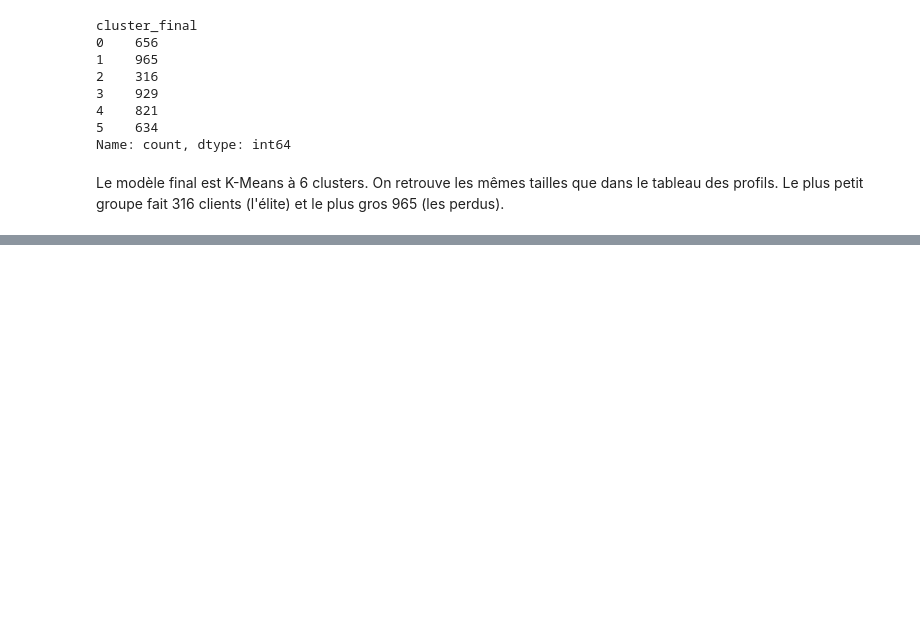
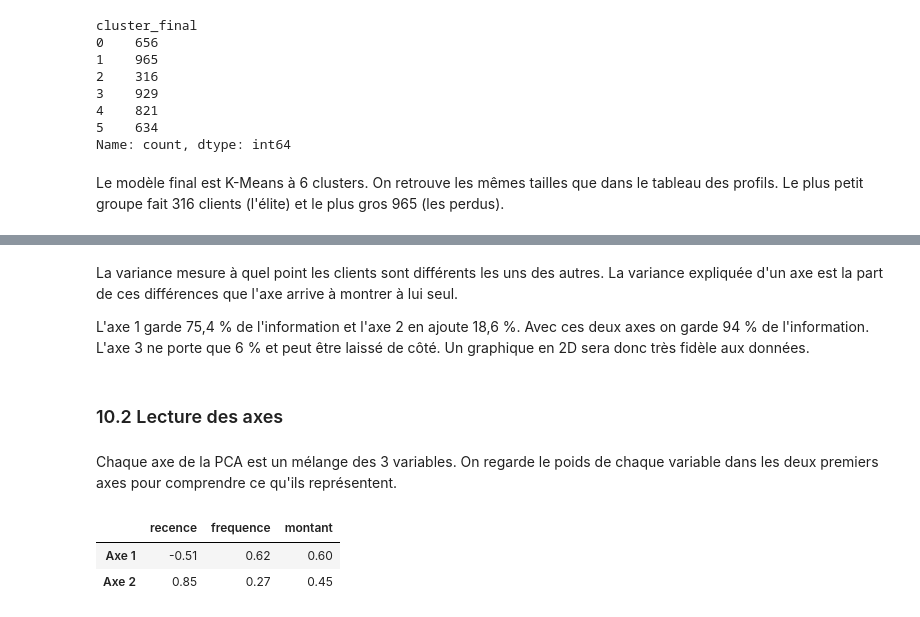
Before and after one commit to Zohair69/globalshop-rfm, a Jupyter notebook: notebooks/online_retail_clustering_rfm.ipynb, the cells around one changed output, grey strips where cells are left out. Cells and saved outputs as stored; diff of their text form; code cells hidden in the pictures; blank space fills up the shorter version.

```diff
--- a/notebooks/online_retail_clustering_rfm.ipynb
+++ b/notebooks/online_retail_clustering_rfm.ipynb
@@ -1694,0 +1718,20 @@ Le modèle final est K-Means à 6 clusters. On retrouve les mêmes tailles que d
+# %% [markdown]
+La variance mesure à quel point les clients sont différents les uns des autres. La variance expliquée d'un axe est la part de ces différences que l'axe arrive à montrer à lui seul.
+
+L'axe 1 garde 75,4 % de l'information et l'axe 2 en ajoute 18,6 %. Avec ces deux axes on garde 94 % de l'information. L'axe 3 ne porte que 6 % et peut être laissé de côté. Un graphique en 2D sera donc très fidèle aux données.
+# %% [markdown]
+### 10.2 Lecture des axes
+# %% [markdown]
+Chaque axe de la PCA est un mélange des 3 variables. On regarde le poids de chaque variable dans les deux premiers axes pour comprendre ce qu'ils représentent.
+# %%
+# Poids de chaque variable dans les deux premiers axes de la PCA
+poids = pd.DataFrame(
+    pca_complete.components_[:2],
+    columns=rfm_scaled.columns,
+    index=["Axe 1", "Axe 2"]
+).round(2)
+poids
+# %% [output]
+|  | recence | frequence | montant |
+| Axe 1 | -0.51 | 0.62 | 0.60 |
+| Axe 2 | 0.85 | 0.27 | 0.45 |
```
Also changed, not shown: parts of 8 cells of this notebook.
